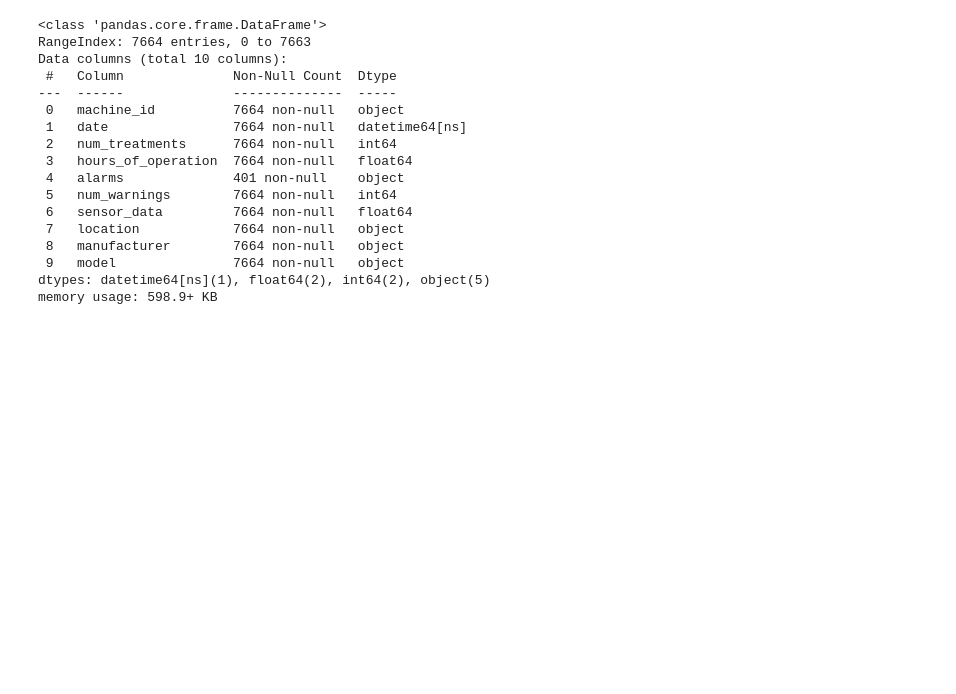
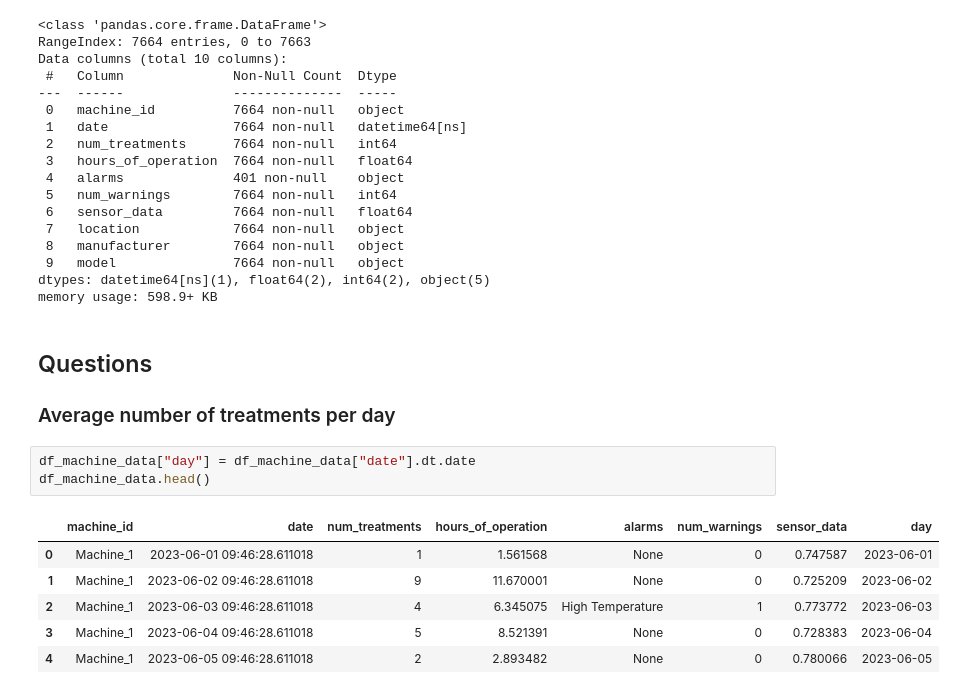
Before and after one commit to Simonmaignan/data-analysis-projects, a Jupyter notebook: projects/dialysis_machines/data-exploration.ipynb, the cells around one changed output. Cells and saved outputs as stored; diff of their text form; blank space fills up the shorter version.

```diff
--- a/projects/dialysis_machines/data-exploration.ipynb
+++ b/projects/dialysis_machines/data-exploration.ipynb
@@ -297,3 +297,16 @@ Data columns (total 10 columns):
  9   model               7664 non-null   object
 dtypes: datetime64[ns](1), float64(2), int64(2), object(5)
 memory usage: 598.9+ KB
+# %% [markdown]
+## Questions
+### Average number of treatments per day
+# %%
+df_machine_data["day"] = df_machine_data["date"].dt.date
+df_machine_data.head()
+# %% [output]
+|  | machine_id | date | num_treatments | hours_of_operation | alarms | num_warnings | sensor_data | day |
+| 0 | Machine_1 | 2023-06-01 09:46:28.611018 | 1 | 1.561568 | None | 0 | 0.747587 | 2023-06-01 |
+| 1 | Machine_1 | 2023-06-02 09:46:28.611018 | 9 | 11.670001 | None | 0 | 0.725209 | 2023-06-02 |
+| 2 | Machine_1 | 2023-06-03 09:46:28.611018 | 4 | 6.345075 | High Temperature | 1 | 0.773772 | 2023-06-03 |
+| 3 | Machine_1 | 2023-06-04 09:46:28.611018 | 5 | 8.521391 | None | 0 | 0.728383 | 2023-06-04 |
+| 4 | Machine_1 | 2023-06-05 09:46:28.611018 | 2 | 2.893482 | None | 0 | 0.780066 | 2023-06-05 |
```
Also changed, not shown: parts of 11 cells of this notebook, 3 other files.
